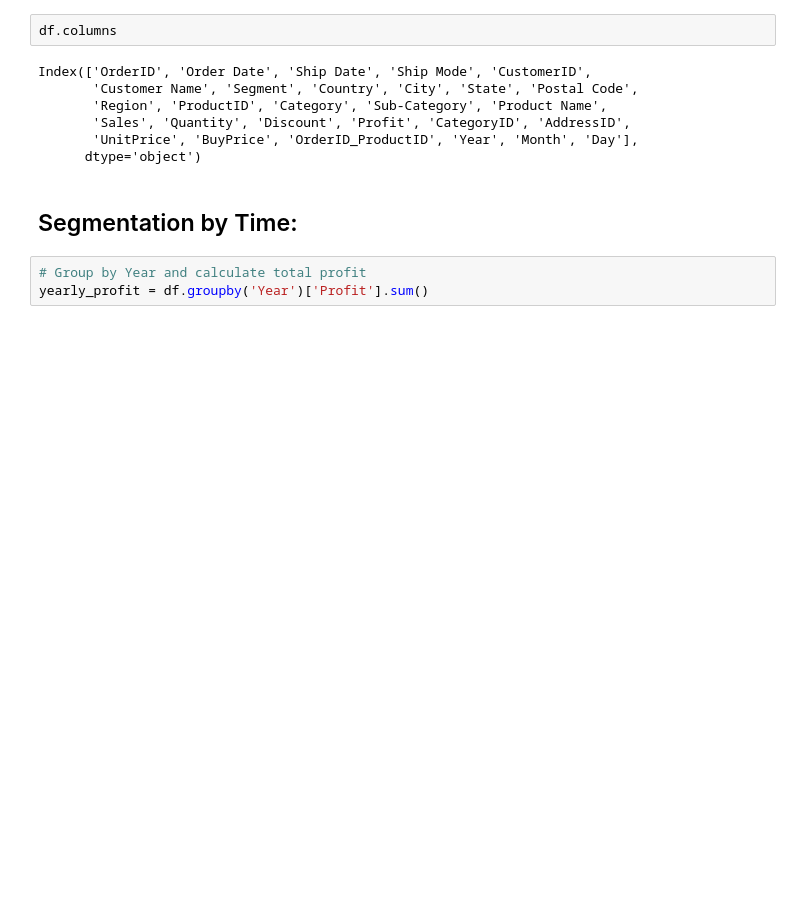
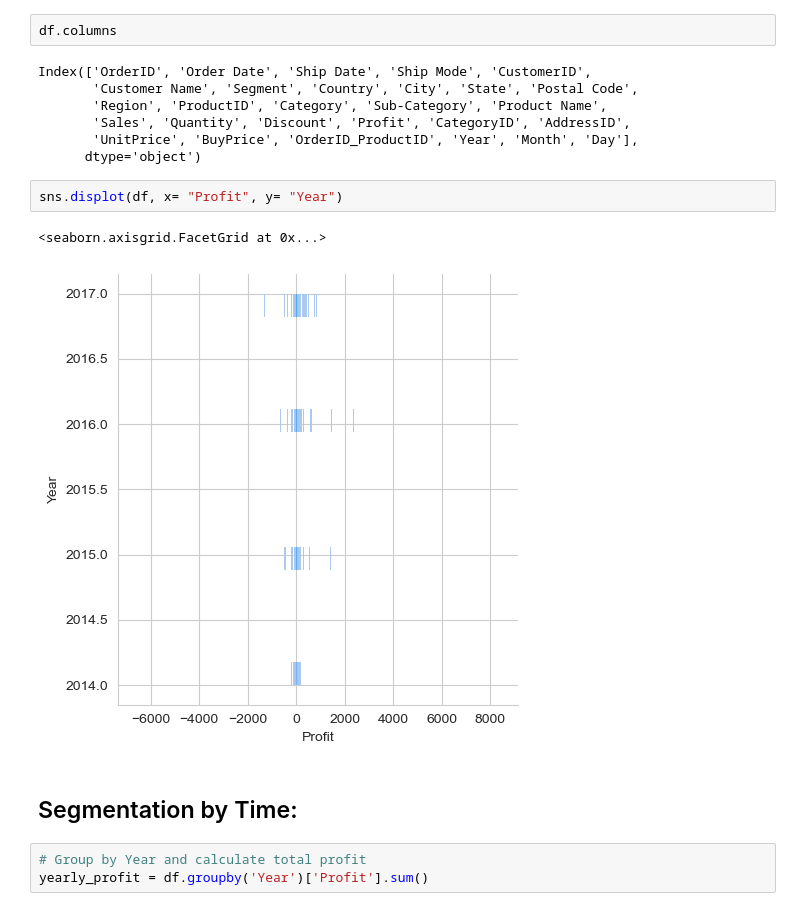
Before and after one commit to Sudha25a/E-Commerce-Project, a Jupyter notebook: E commerce Practice.ipynb, the cells around one changed output. Saved outputs shown, nothing was run; the diff lists cells and outputs as text; blank space fills up the shorter version.

```diff
--- a/E commerce Practice.ipynb
+++ b/E commerce Practice.ipynb
@@ -240,6 +249,11 @@ Index(['OrderID', 'Order Date', 'Ship Date', 'Ship Mode', 'CustomerID',
        'Sales', 'Quantity', 'Discount', 'Profit', 'CategoryID', 'AddressID',
        'UnitPrice', 'BuyPrice', 'OrderID_ProductID', 'Year', 'Month', 'Day'],
       dtype='object')
+# %%
+sns.displot(df, x= "Profit", y= "Year")
+# %% [output]
+<seaborn.axisgrid.FacetGrid at 0x...>
+[figure, added]
 # %% [markdown]
 ## Segmentation by Time:
 # %%
```
Also changed, not shown: parts of 1 cell of this notebook.
